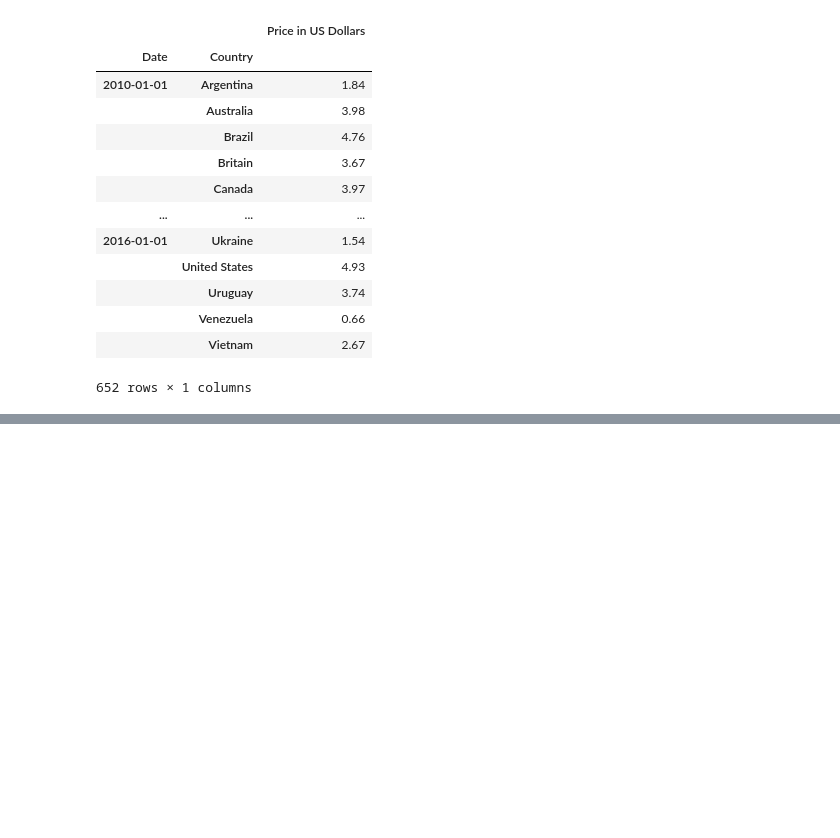
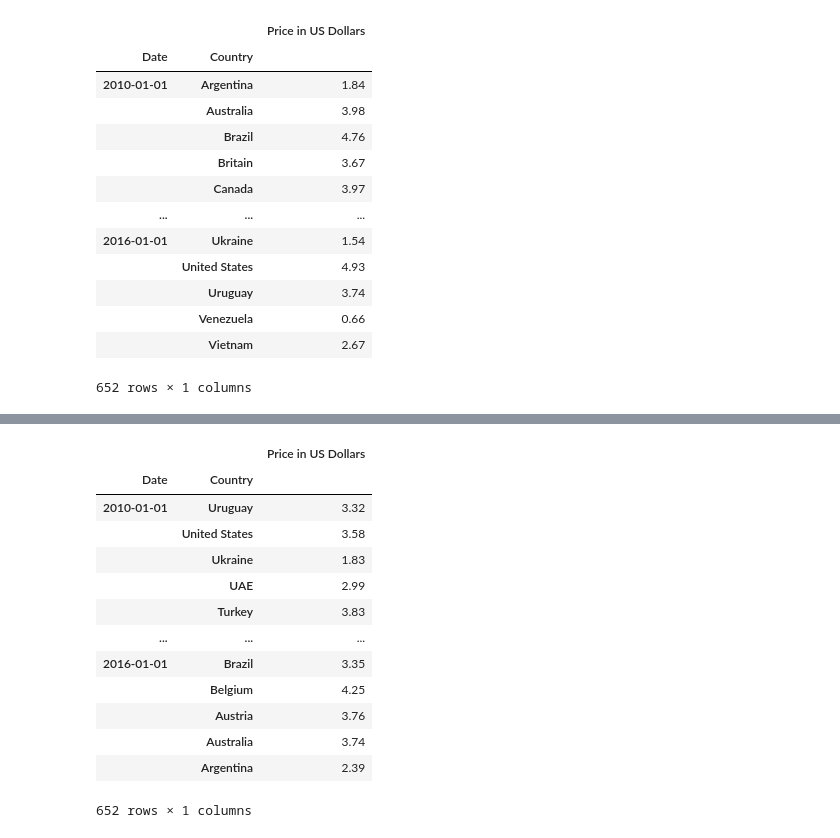
Before and after one commit to jack-cao-623/python_learning, a Jupyter notebook: pandas_multiindex.ipynb, the cells around one changed output, grey strips where cells are left out. Saved outputs shown, nothing was run; the diff lists cells and outputs as text; code cells hidden in the pictures; blank space fills up the shorter version.

```diff
--- a/pandas_multiindex.ipynb
+++ b/pandas_multiindex.ipynb
@@ -398,0 +422,18 @@ bigmac
+# %%
+# date ASC but country DESC
+bigmac.sort_index(ascending = [True, False])   # True refers to Date index; False refers to Country Index
+# %% [output]
+|  |  | Price in US Dollars |
+| Date | Country |  |
+| 2010-01-01 | Uruguay | 3.32 |
+|  | United States | 3.58 |
+|  | Ukraine | 1.83 |
+|  | UAE | 2.99 |
+|  | Turkey | 3.83 |
+| ... | ... | ... |
+| 2016-01-01 | Brazil | 3.35 |
+|  | Belgium | 4.25 |
+|  | Austria | 3.76 |
+|  | Australia | 3.74 |
+|  | Argentina | 2.39 |
+652 rows × 1 columns
```
Also changed, not shown: parts of 7 cells of this notebook.
